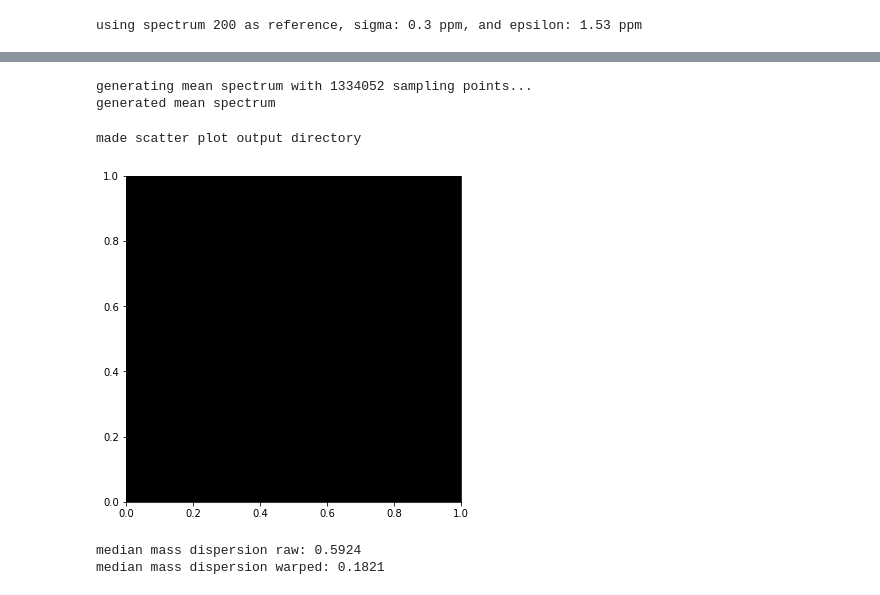
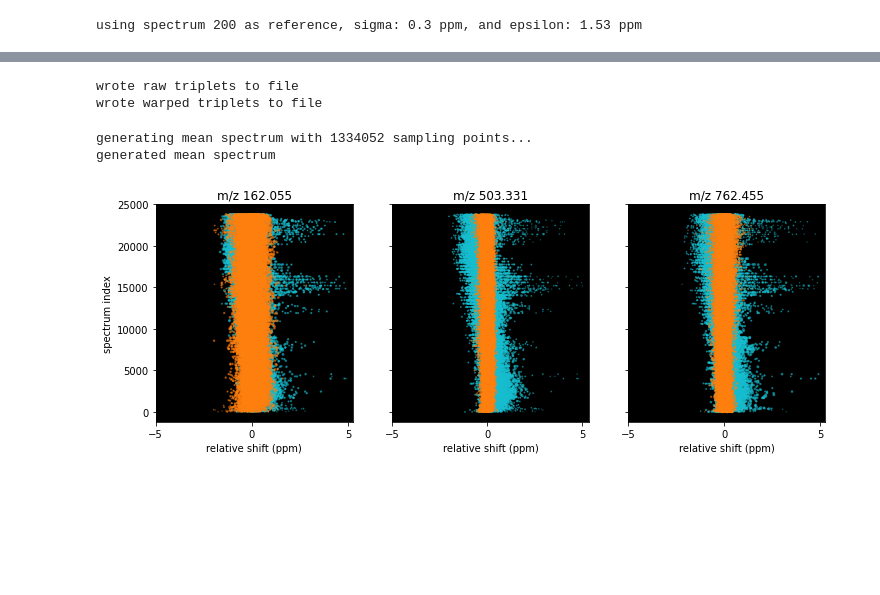
Before and after one commit to horvatovichlab/MSIWarp, a Jupyter notebook: examples/warp_orbitrap_liver.ipynb, the cells around one changed output, grey strips where cells are left out. Cells and saved outputs as stored; diff of their text form; code cells hidden in the pictures; blank space fills up the shorter version.

Commit message:
added example notebook on  alignment of orbitrap liver data set

```diff
--- a/examples/warp_orbitrap_liver.ipynb
+++ b/examples/warp_orbitrap_liver.ipynb
@@ -71,3 +78,12 @@ warped spectra in 23.98s
+# %%
+if mx.spectra_to_triplets(fpath_triplets_raw, spectra):
+    print("wrote raw triplets to file")
+
+if mx.spectra_to_triplets(fpath_triplets_warped, warped_spectra):
+    print("wrote warped triplets to file")
+# %% [output]
+wrote raw triplets to file
+wrote warped triplets to file
 # %%
 n_points = 2000000
 
@@ -82,64 +98,21 @@ generated mean spectrum
 # %%
 mass_tolerance = 5 # ppm
 
-import os
+fig, ax = plt.subplots(1, 3, figsize=(12,4), sharey=True)
 
-if not os.path.exists(fpath_scatter):
-    os.makedirs(fpath_scatter)
-    print("made scatter plot output directory")
-else:
-    print("using existing scatter plot output directory")
+ax[0].set_ylabel('spectrum index')
 
-fig, ax = plt.subplots(figsize=(6,6))
-for i, mz_i in enumerate(mz_ref):
+for i, mz_i in enumerate(mz_ref[::35]):
     d = mass_tolerance * mz_i / 1e6 # -+ mass_tolerance around reference mass
     mz0 = mz_i - d
     mz1 = mz_i + d
 
-    plot_range(fpath_triplets_raw, mz0, mz1, ax, 'tab:cyan', 5, in_ppm=True)
-    plot_range(fpath_triplets_warped, mz0, mz1, ax, 'tab:orange', 5, in_ppm=True)
+    plot_range(fpath_triplets_raw, mz0, mz1, ax[i], 'tab:cyan', 5, in_ppm=True)
+    plot_range(fpath_triplets_warped, mz0, mz1, ax[i], 'tab:orange', 5, in_ppm=True)
 
-    ax.set_facecolor((0.0, 0.0, 0.0))
-    ax.set_title('m/z {:0.3f}'.format(mz_i))
-    ax.set_xticks([-mass_tolerance, 0, mass_tolerance])
-#     ax.set_xlim([mz0, mz1])
-
-    fig.savefig(fpath_scatter + '/mz_{}.png'.format(int(mz_i)), dpi=200)
-    ax.cla()
+    ax[i].set_facecolor((0.0, 0.0, 0.0))
+    ax[i].set_title('m/z {:0.3f}'.format(mz_i))
+    ax[i].set_xticks([-mass_tolerance, 0, mass_tolerance])
+    ax[i].set_xlabel('relative shift (ppm)')
 # %% [output]
-made scatter plot output directory
-[figure, old version]
+[figure, new version]
-# %%
-from msiwarp.util.warp import dispersion_triplets
-import pandas as pd
-
-dispersion_raw = np.zeros(len(mz_ref))
-dispersion_warped = np.zeros(len(mz_ref))
-
-for i, mz_i in enumerate(mz_ref):
-    d = mass_tolerance * mz_i / 1e6 # -+ 350 ppm around reference mass
-    mz0 = mz_i - d
-    mz1 = mz_i + d
-
-    ts_raw = mx.get_triplets_range(fpath_triplets_raw, mz0, mz1)
-    ts_warped = mx.get_triplets_range(fpath_triplets_warped, mz0, mz1)
-
-    q = 0.0 # remove background signal
-    if len(ts_raw) > 0:
-        dispersion_raw[i] = dispersion_triplets(ts_raw,  q)
-    if len(ts_warped) > 0:
-        dispersion_warped[i] = dispersion_triplets(ts_warped, q)
-
-
-d = {'mz': mz_ref,
-     'dispersion raw [ppm]': dispersion_raw,
-     'dispersion warped [ppm]': dispersion_warped}
-
-df = pd.DataFrame(d)
-df.round(4).to_csv(fpath_dispersion_csv, index=False)
-b
-print('median mass dispersion raw: {:0.4f}'.format(np.median(dispersion_raw)))
-print('median mass dispersion warped: {:0.4f}'.format(np.median(dispersion_warped)))
-# %% [output]
-median mass dispersion raw: 0.5924
-median mass dispersion warped: 0.1821
```
Also changed, not shown: parts of 4 cells of this notebook.
